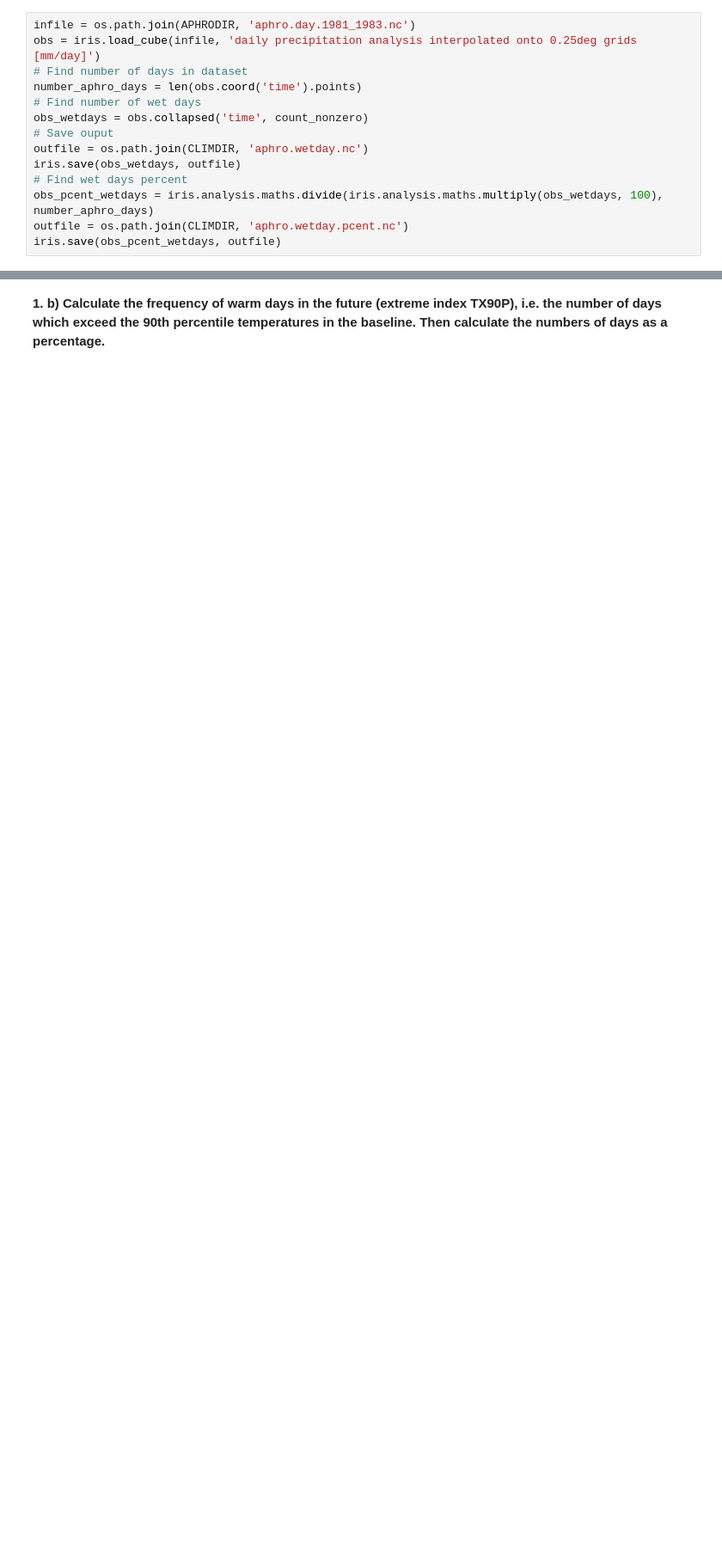
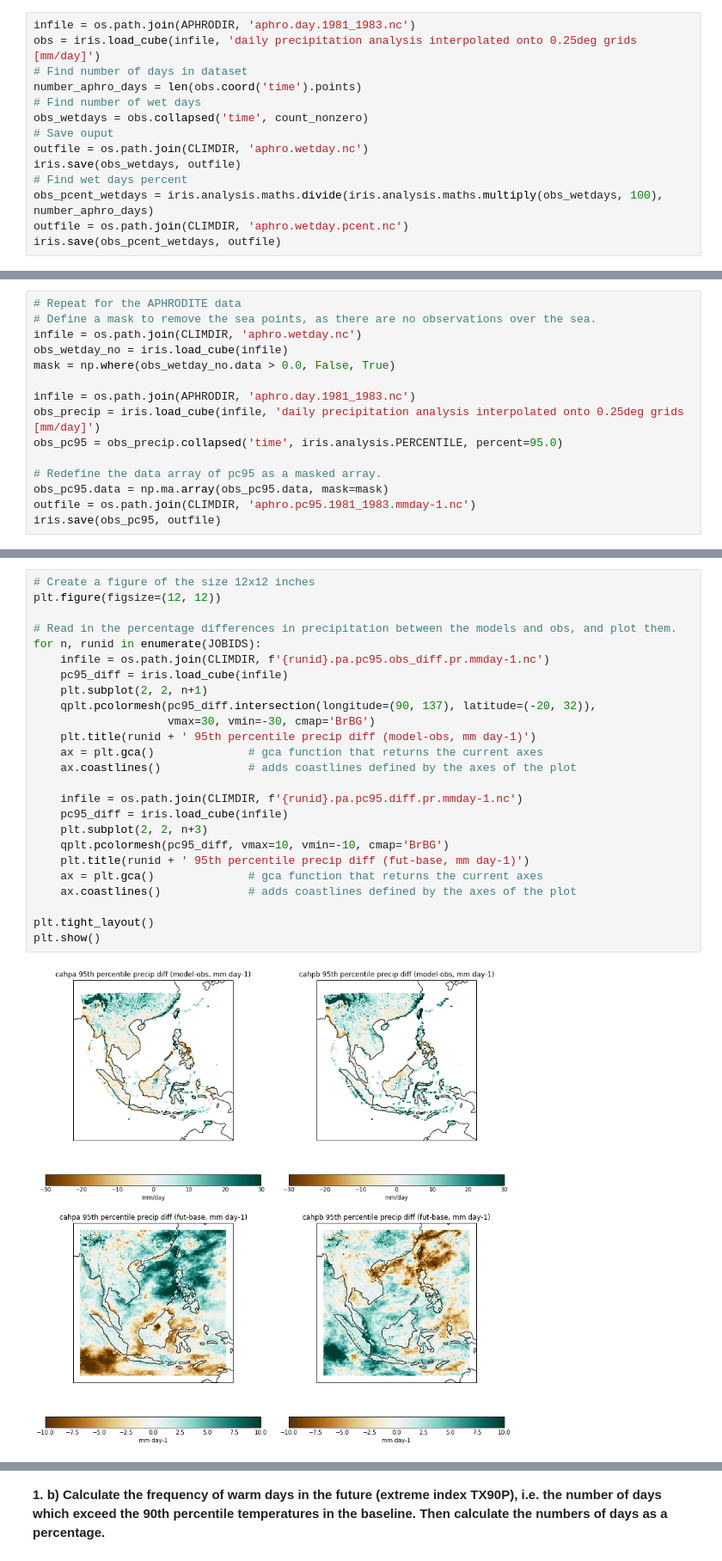
Before and after one commit to MetOffice/PyPRECIS, a Jupyter notebook: notebooks/worksheet3.ipynb, the cells around one changed output, grey strips where cells are left out. Shown at 86% size. Saved outputs shown, nothing was run; the diff lists cells and outputs as text; blank space fills up the shorter version.

```diff
--- a/notebooks/worksheet3.ipynb
+++ b/notebooks/worksheet3.ipynb
@@ -203,0 +216,15 @@ precipitation. Do this for cahpa, cahpb and also for APHRODITE baseline.__
+# %%
+# Repeat for the APHRODITE data
+# Define a mask to remove the sea points, as there are no observations over the sea.
+infile = os.path.join(CLIMDIR, 'aphro.wetday.nc')
+obs_wetday_no = iris.load_cube(infile)
+mask = np.where(obs_wetday_no.data > 0.0, False, True)
+
+infile = os.path.join(APHRODIR, 'aphro.day.1981_1983.nc')
+obs_precip = iris.load_cube(infile, 'daily precipitation analysis interpolated onto 0.25deg grids [mm/day]')
+obs_pc95 = obs_precip.collapsed('time', iris.analysis.PERCENTILE, percent=95.0)
+
+# Redefine the data array of pc95 as a masked array.
+obs_pc95.data = np.ma.array(obs_pc95.data, mask=mask)
+outfile = os.path.join(CLIMDIR, 'aphro.pc95.1981_1983.mmday-1.nc')
+iris.save(obs_pc95, outfile)
@@ -203,0 +264,27 @@ precipitation. Do this for cahpa, cahpb and also for APHRODITE baseline.__
+# %%
+# Create a figure of the size 12x12 inches
+plt.figure(figsize=(12, 12))
+
+# Read in the percentage differences in precipitation between the models and obs, and plot them.
+for n, runid in enumerate(JOBIDS):
+    infile = os.path.join(CLIMDIR, f'{runid}.pa.pc95.obs_diff.pr.mmday-1.nc')
+    pc95_diff = iris.load_cube(infile)
+    plt.subplot(2, 2, n+1)
+    qplt.pcolormesh(pc95_diff.intersection(longitude=(90, 137), latitude=(-20, 32)),
+                    vmax=30, vmin=-30, cmap='BrBG')
+    plt.title(runid + ' 95th percentile precip diff (model-obs, mm day-1)')
+    ax = plt.gca()              # gca function that returns the current axes
+    ax.coastlines()             # adds coastlines defined by the axes of the plot
+
+    infile = os.path.join(CLIMDIR, f'{runid}.pa.pc95.diff.pr.mmday-1.nc')
+    pc95_diff = iris.load_cube(infile)
+    plt.subplot(2, 2, n+3)
+    qplt.pcolormesh(pc95_diff, vmax=10, vmin=-10, cmap='BrBG')
+    plt.title(runid + ' 95th percentile precip diff (fut-base, mm day-1)')
+    ax = plt.gca()              # gca function that returns the current axes
+    ax.coastlines()             # adds coastlines defined by the axes of the plot
+
+plt.tight_layout()
+plt.show()
+# %% [output]
+[figure, added]
```
Also changed, not shown: parts of 27 cells of this notebook.
